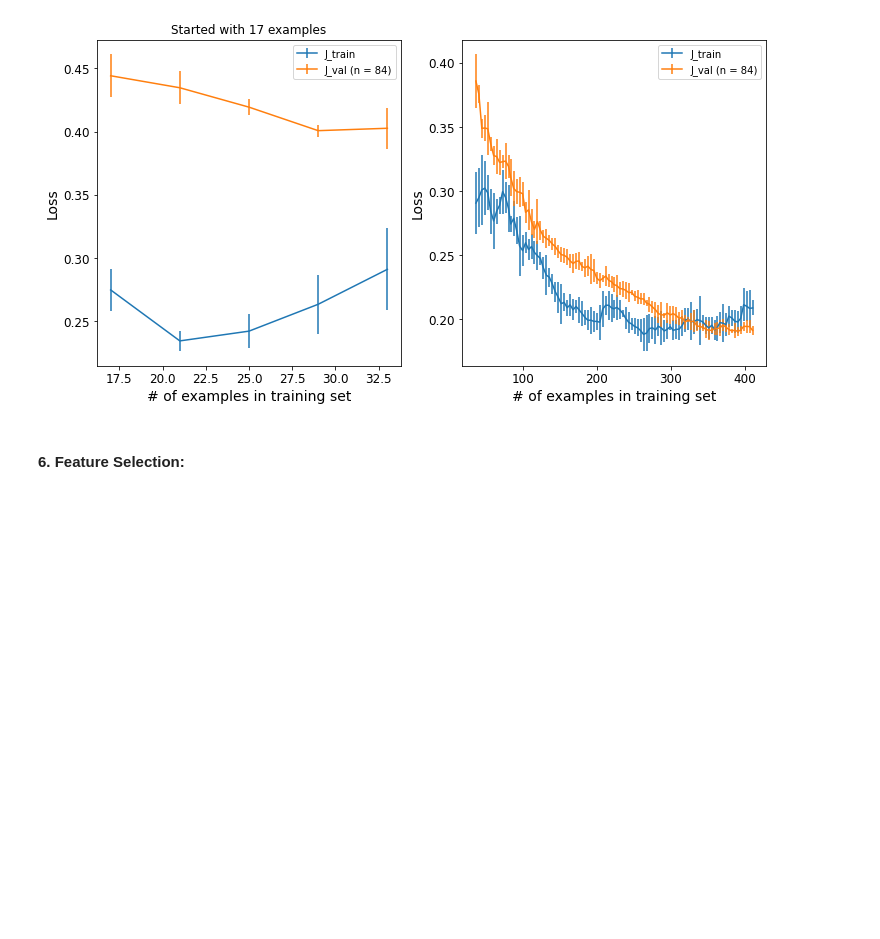
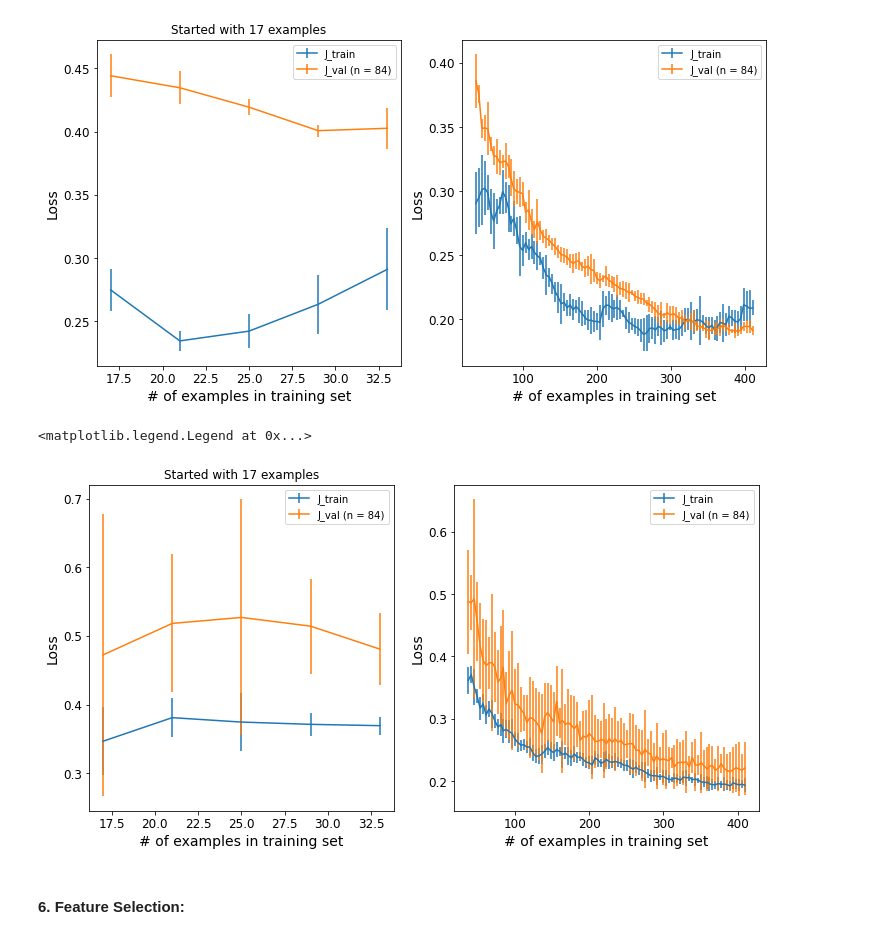
Before and after one commit to mlh-master/hw2_mlh-adi-efrat, a Jupyter notebook: HW2.ipynb, the cells around one changed output. Cells and saved outputs as stored; diff of their text form; code cells hidden in the pictures; blank space fills up the shorter version.

```diff
--- a/HW2.ipynb
+++ b/HW2.ipynb
@@ -179,3 +185,13 @@ plt.legend(['J_train (n = ' + str(x_train_fold.shape[0]) + ')', 'J_val (n = ' +
+# %%
+solver = 'saga' #or 'liblinear'
+log_reg = LogisticRegression(random_state=5, max_iter=2000,solver=solver)
+lmbda = np.array([0.01, 0.01, 1, 10, 100, 1000])
+pipe = Pipeline(steps=[('scale', StandardScaler()), ('logistic', log_reg)])
+clf = GridSearchCV(estimator=pipe, param_grid={'logistic__C': 1/lmbda, 'logistic__penalty': ['l2']},
+                   scoring=['accuracy','f1','precision','recall','roc_auc'], cv=skf,
+                   refit='roc_auc', verbose=3, return_train_score=True)
+clf.fit(x_train, y_train)
+clf.best_params_
 # %%
 def max_data_ratio(n_splits,x_train,y_train):
     data_ratio_orig = np.linspace(0.01,0.98,num=100)
@@ -196,18 +212,14 @@ def max_data_ratio(n_splits,x_train,y_train):
     return np.linspace(data_ratio_orig[k_min],data_ratio_orig[k_max],num=100)
 # %%
 x_train_orig, x_val_orig, y_train_orig, y_val_orig= train_test_split(x_train, y_train, test_size = 0.20, random_state = 10, stratify=y_train)
-
-n_splits = 5
-skf = StratifiedKFold(n_splits=n_splits, random_state=10, shuffle=True)
 data_ratio = max_data_ratio(n_splits, x_train, y_train)
 
 J_train = np.zeros((2,len(data_ratio)))
 J_val = np.zeros((2,len(data_ratio)))
 
 for idx, curr_ratio in enumerate(data_ratio):
-    C = 1/10
-    log_reg = LogisticRegression(solver='saga', random_state=5, penalty='l2', C=C, max_iter=2000)
-    h = 0 # index per split per lambda
+    log_reg = LogisticRegression(solver='saga', random_state=5, penalty='l2', C=0.1, max_iter=2000)
+    h = 0 # index per split
     J_train_fold = np.zeros(n_splits)
     J_val_fold = np.zeros(n_splits)
     m_x_train, _, m_y_train, _ = train_test_split(x_train_orig, y_train_orig, test_size =1-curr_ratio, random_state = 10,
@@ -245,3 +257,49 @@ axes[1].legend(['J_train', 'J_val (n = ' + str(x_val.shape[0]) + ')'])
 # %% [output]
 <matplotlib.legend.Legend at 0x...>
 [figure]
+# %%
+data_ratio = max_data_ratio(n_splits, x_train, y_train)
+J_train = np.zeros((2,len(data_ratio)))
+J_val = np.zeros((2,len(data_ratio)))
+
+for idx, curr_ratio in enumerate(data_ratio):
+    C = 0.1
+    log_reg = LogisticRegression(solver='saga', random_state=5, penalty='l2', C=C, max_iter=2000)
+    h = 0 # index per split
+    J_train_fold = np.zeros(n_splits)
+    J_val_fold = np.zeros(n_splits)
+    m_x_train, _, m_y_train, _ = train_test_split(x_train, y_train, test_size =1-curr_ratio,
+                                                  random_state = 10, stratify=y_train)
+    for train_index, val_index in skf.split(m_x_train, m_y_train):
+        x_train_fold, x_val_fold = m_x_train.iloc[train_index], m_x_train.iloc[val_index]
+        y_train_fold, y_val_fold = m_y_train[train_index], m_y_train[val_index]
+        x_train_fold = scaler.fit_transform(x_train_fold)
+        x_val_fold = scaler.transform(x_val_fold)
+        log_reg.fit(x_train_fold, y_train_fold)
+
+        y_pred_train = log_reg.predict_proba(x_train_fold)
+        J_train_fold[h] = log_loss(y_train_fold, y_pred_train)
+        y_pred_val = log_reg.predict_proba(x_val_fold)
+        J_val_fold[h] = log_loss(y_val_fold, y_pred_val)
+        h += 1
+
+        J_train[0, idx] = J_train_fold.mean()
+        J_train[1, idx] = J_train_fold.std()
+        J_val[0, idx] = J_val_fold.mean()
+        J_val[1, idx] = J_val_fold.std()
+
+fig, axes = plt.subplots(1,2,figsize=(12,6))
+axes[0].errorbar(np.ceil(data_ratio[0:5]*x_train.shape[0]), J_train[0,0:5], yerr=J_train[1,0:5])
+axes[0].errorbar(np.ceil(data_ratio[0:5]*x_train.shape[0]), J_val[0,0:5], yerr=J_val[1,0:5])
+axes[0].set_xlabel('# of examples in training set')
+axes[0].set_ylabel('Loss')
+axes[0].legend(['J_train', 'J_val (n = ' + str(x_val.shape[0]) + ')'])
+axes[0].set_title('Started with ' + str(int(np.ceil(data_ratio[0]*x_train.shape[0]))) + ' examples')
+axes[1].errorbar(np.ceil(data_ratio[5:]*x_train.shape[0]), J_train[0,5:], yerr=J_train[1,5:])
+axes[1].errorbar(np.ceil(data_ratio[5:]*x_train.shape[0]), J_val[0,5:], yerr=J_val[1,5:])
+axes[1].set_xlabel('# of examples in training set')
+axes[1].set_ylabel('Loss')
+axes[1].legend(['J_train', 'J_val (n = ' + str(x_val.shape[0]) + ')'])
+# %% [output]
+<matplotlib.legend.Legend at 0x...>
+[figure, added]
```
Also changed, not shown: parts of 13 cells of this notebook.
